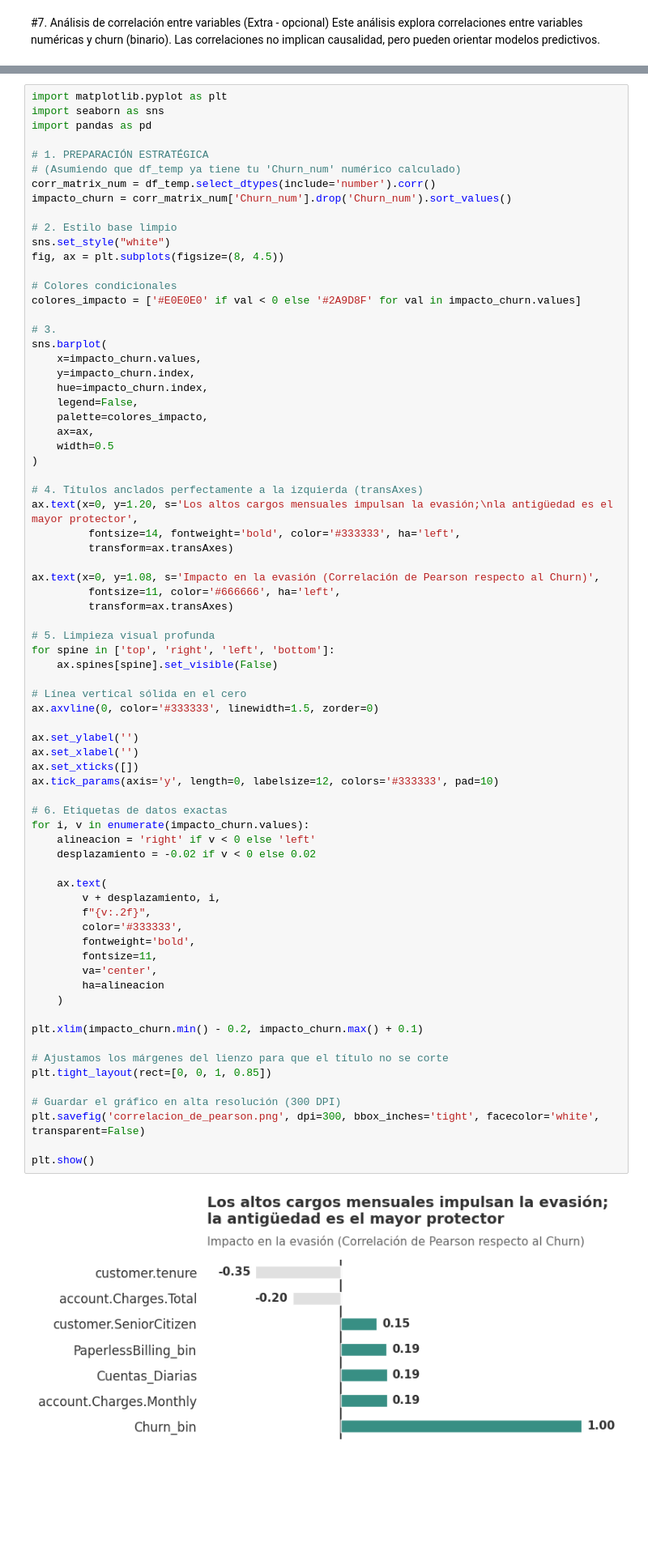
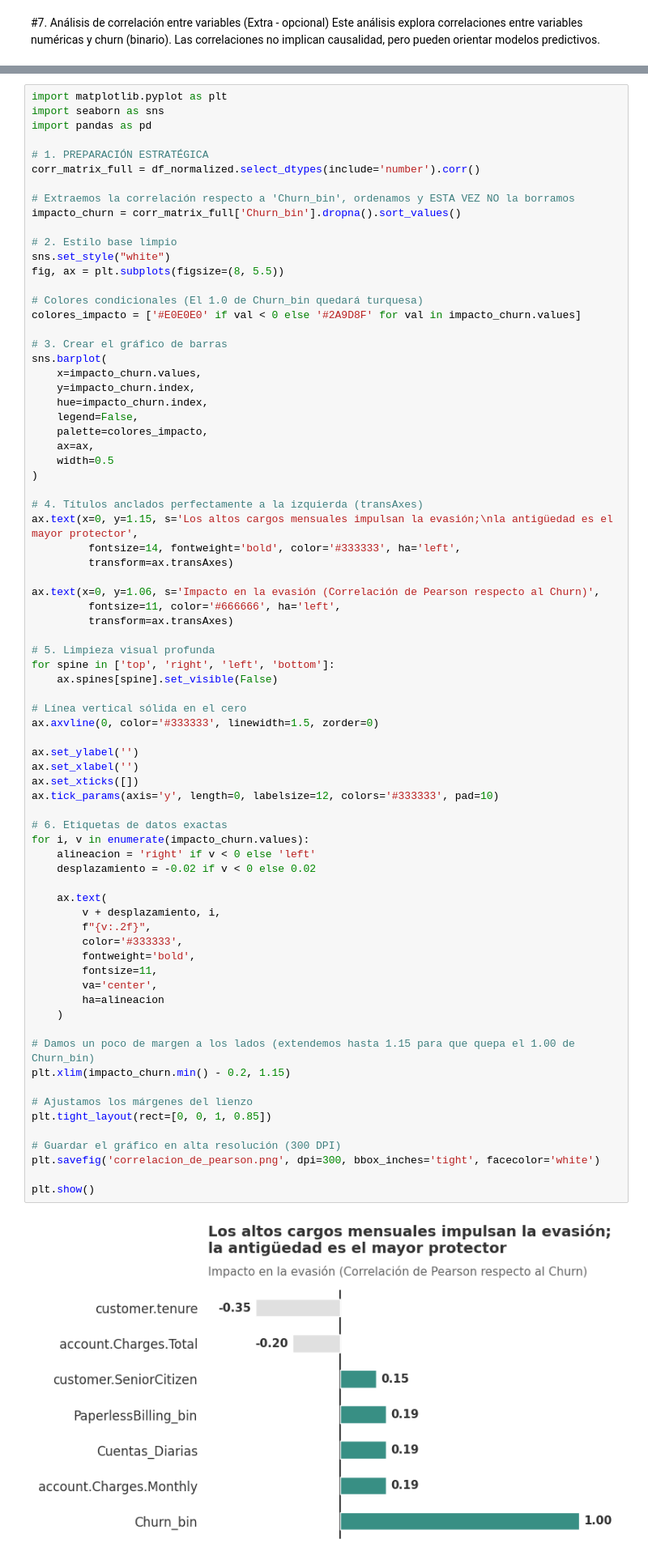
Before and after one commit to eppursimuove9/telcom_x, a Jupyter notebook: TelcomX_Latam.ipynb, the cells around one changed output, grey strips where cells are left out. Shown at 81% size. Cells and saved outputs as stored; diff of their text form; blank space fills up the shorter version.

```diff
--- a/TelcomX_Latam.ipynb
+++ b/TelcomX_Latam.ipynb
@@ -731,18 +735,19 @@ import seaborn as sns
 import pandas as pd
 
 # 1. PREPARACIÓN ESTRATÉGICA
-# (Asumiendo que df_temp ya tiene tu 'Churn_num' numérico calculado)
-corr_matrix_num = df_temp.select_dtypes(include='number').corr()
-impacto_churn = corr_matrix_num['Churn_num'].drop('Churn_num').sort_values()
+corr_matrix_full = df_normalized.select_dtypes(include='number').corr()
+
+# Extraemos la correlación respecto a 'Churn_bin', ordenamos y ESTA VEZ NO la borramos
+impacto_churn = corr_matrix_full['Churn_bin'].dropna().sort_values()
 
 # 2. Estilo base limpio
 sns.set_style("white")
-fig, ax = plt.subplots(figsize=(8, 4.5))
+fig, ax = plt.subplots(figsize=(8, 5.5))
 
-# Colores condicionales
+# Colores condicionales (El 1.0 de Churn_bin quedará turquesa)
 colores_impacto = ['#E0E0E0' if val < 0 else '#2A9D8F' for val in impacto_churn.values]
 
-# 3.
+# 3. Crear el gráfico de barras
 sns.barplot(
     x=impacto_churn.values,
     y=impacto_churn.index,
@@ -754,11 +759,11 @@ sns.barplot(
 )
 
 # 4. Títulos anclados perfectamente a la izquierda (transAxes)
-ax.text(x=0, y=1.20, s='Los altos cargos mensuales impulsan la evasión;\nla antigüedad es el mayor protector',
+ax.text(x=0, y=1.15, s='Los altos cargos mensuales impulsan la evasión;\nla antigüedad es el mayor protector',
          fontsize=14, fontweight='bold', color='#333333', ha='left',
          transform=ax.transAxes)
 
-ax.text(x=0, y=1.08, s='Impacto en la evasión (Correlación de Pearson respecto al Churn)',
+ax.text(x=0, y=1.06, s='Impacto en la evasión (Correlación de Pearson respecto al Churn)',
          fontsize=11, color='#666666', ha='left',
          transform=ax.transAxes)
 
@@ -769,37 +774,38 @@ for spine in ['top', 'right', 'left', 'bottom']:
 # Línea vertical sólida en el cero
 ax.axvline(0, color='#333333', linewidth=1.5, zorder=0)
 
 ax.set_ylabel('')
 ax.set_xlabel('')
 ax.set_xticks([])
 ax.tick_params(axis='y', length=0, labelsize=12, colors='#333333', pad=10)
 
 # 6. Etiquetas de datos exactas
 for i, v in enumerate(impacto_churn.values):
     alineacion = 'right' if v < 0 else 'left'
     desplazamiento = -0.02 if v < 0 else 0.02
 
     ax.text(
         v + desplazamiento, i,
         f"{v:.2f}",
         color='#333333',
         fontweight='bold',
         fontsize=11,
         va='center',
         ha=alineacion
     )
 
-plt.xlim(impacto_churn.min() - 0.2, impacto_churn.max() + 0.1)
+# Damos un poco de margen a los lados (extendemos hasta 1.15 para que quepa el 1.00 de Churn_bin)
+plt.xlim(impacto_churn.min() - 0.2, 1.15)
 
-# Ajustamos los márgenes del lienzo para que el título no se corte
+# Ajustamos los márgenes del lienzo
 plt.tight_layout(rect=[0, 0, 1, 0.85])
 
 # Guardar el gráfico en alta resolución (300 DPI)
-plt.savefig('correlacion_de_pearson.png', dpi=300, bbox_inches='tight', facecolor='white', transparent=False)
+plt.savefig('correlacion_de_pearson.png', dpi=300, bbox_inches='tight', facecolor='white')
 
 plt.show()
 # %% [output]
-[figure, old version]
+[figure, new version]
 # %%
 import matplotlib.pyplot as plt
 import seaborn as sns
```
Also changed, not shown: parts of 1 cell of this notebook.
